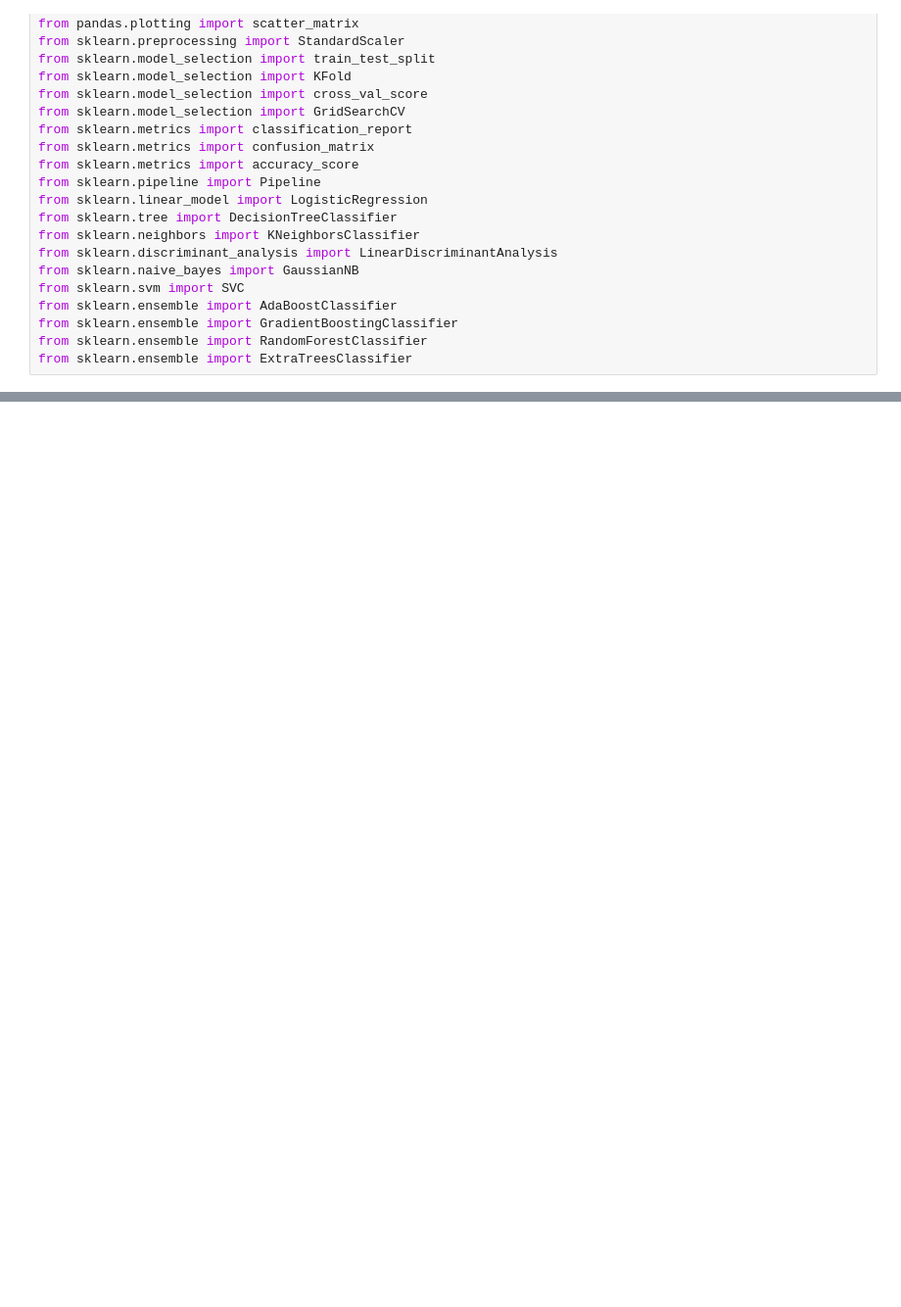
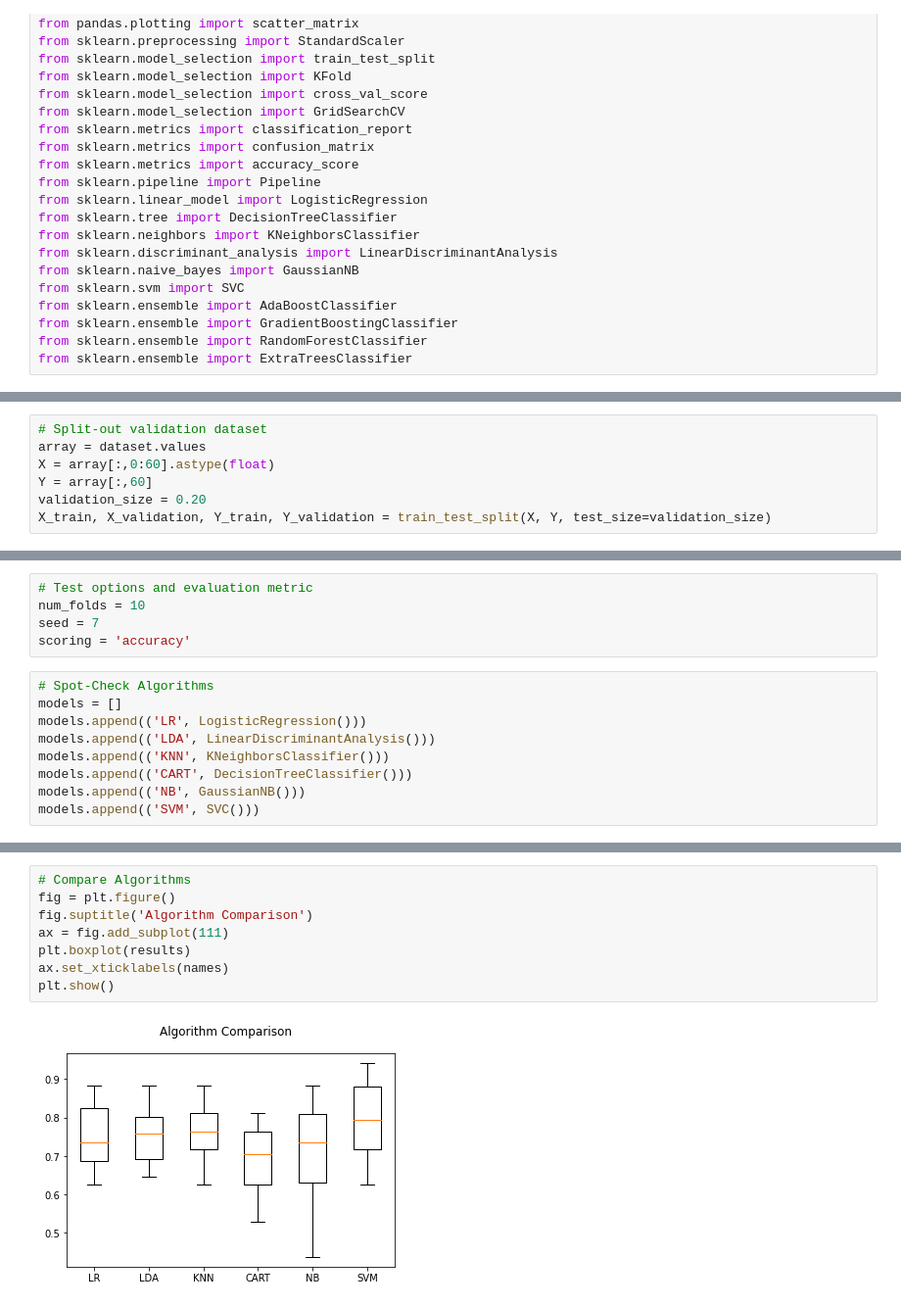
Before and after one commit to marcelounb/ML-Mastery-with-Python-Course, a Jupyter notebook: chap21_Binary_Classiﬁcation_ML_Case_Study_Project.ipynb, the cells around one changed output, grey strips where cells are left out. Shown: that part at 98% size. Drawn from its saved outputs; the diff is of its cells as text; blank space fills up the shorter version.

```diff
--- a/chap21_Binary_Classiﬁcation_ML_Case_Study_Project.ipynb
+++ b/chap21_Binary_Classiﬁcation_ML_Case_Study_Project.ipynb
@@ -31,0 +138,7 @@ from sklearn.ensemble import ExtraTreesClassifier
+# %%
+# Split-out validation dataset
+array = dataset.values
+X = array[:,0:60].astype(float)
+Y = array[:,60]
+validation_size = 0.20
+X_train, X_validation, Y_train, Y_validation = train_test_split(X, Y, test_size=validation_size)
@@ -31,0 +147,14 @@ from sklearn.ensemble import ExtraTreesClassifier
+# %%
+# Test options and evaluation metric
+num_folds = 10
+seed = 7
+scoring = 'accuracy'
+# %%
+# Spot-Check Algorithms
+models = []
+models.append(('LR', LogisticRegression()))
+models.append(('LDA', LinearDiscriminantAnalysis()))
+models.append(('KNN', KNeighborsClassifier()))
+models.append(('CART', DecisionTreeClassifier()))
+models.append(('NB', GaussianNB()))
+models.append(('SVM', SVC()))
@@ -31,0 +179,10 @@ from sklearn.ensemble import ExtraTreesClassifier
+# %%
+# Compare Algorithms
+fig = plt.figure()
+fig.suptitle('Algorithm Comparison')
+ax = fig.add_subplot(111)
+plt.boxplot(results)
+ax.set_xticklabels(names)
+plt.show()
+# %% [output]
+[figure, added]
```
Also changed, not shown: parts of 23 cells of this notebook.
